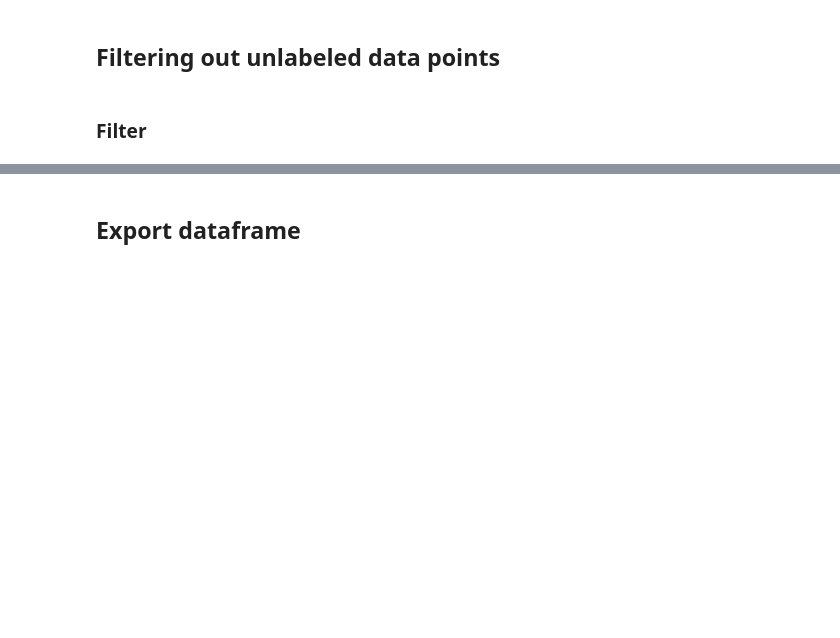
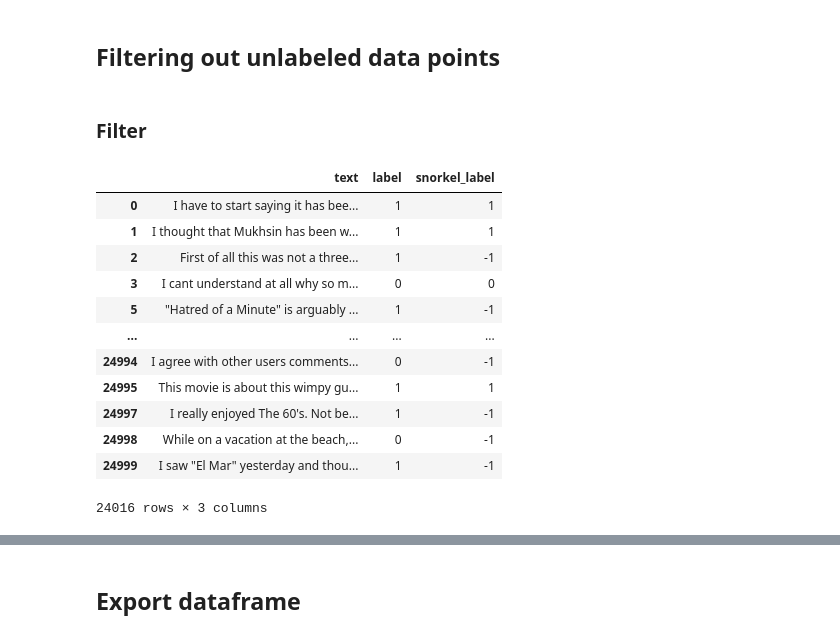
Before and after one commit to feifang24/cs229-project, a Jupyter notebook: snorkel/wd-n.ipynb, the cells around one changed output, grey strips where cells are left out. Saved outputs shown, nothing was run; the diff lists cells and outputs as text; code cells hidden in the pictures; blank space fills up the shorter version.

```diff
--- a/snorkel/wd-n.ipynb
+++ b/snorkel/wd-n.ipynb
@@ -192,0 +187,20 @@ df_train_filtered, probs_train_filtered = filter_unlabeled_dataframe(
+# %%
+preds_train = model.predict(L=L_train)
+# %%
+df = train_df
+df['snorkel_label'] = preds_train
+df
+# %% [output]
+|  | text | label | snorkel_label |
+| 0 | I have to start saying it has bee... | 1 | 1 |
+| 1 | I thought that Mukhsin has been w... | 1 | 1 |
+| 2 | First of all this was not a three... | 1 | -1 |
+| 3 | I cant understand at all why so m... | 0 | 0 |
+| 5 | "Hatred of a Minute" is arguably ... | 1 | -1 |
+| ... | ... | ... | ... |
+| 24994 | I agree with other users comments... | 0 | -1 |
+| 24995 | This movie is about this wimpy gu... | 1 | 1 |
+| 24997 | I really enjoyed The 60's. Not be... | 1 | -1 |
+| 24998 | While on a vacation at the beach,... | 0 | -1 |
+| 24999 | I saw "El Mar" yesterday and thou... | 1 | -1 |
+24016 rows × 3 columns
```
Also changed, not shown: parts of 10 cells of this notebook, 1 other file.
